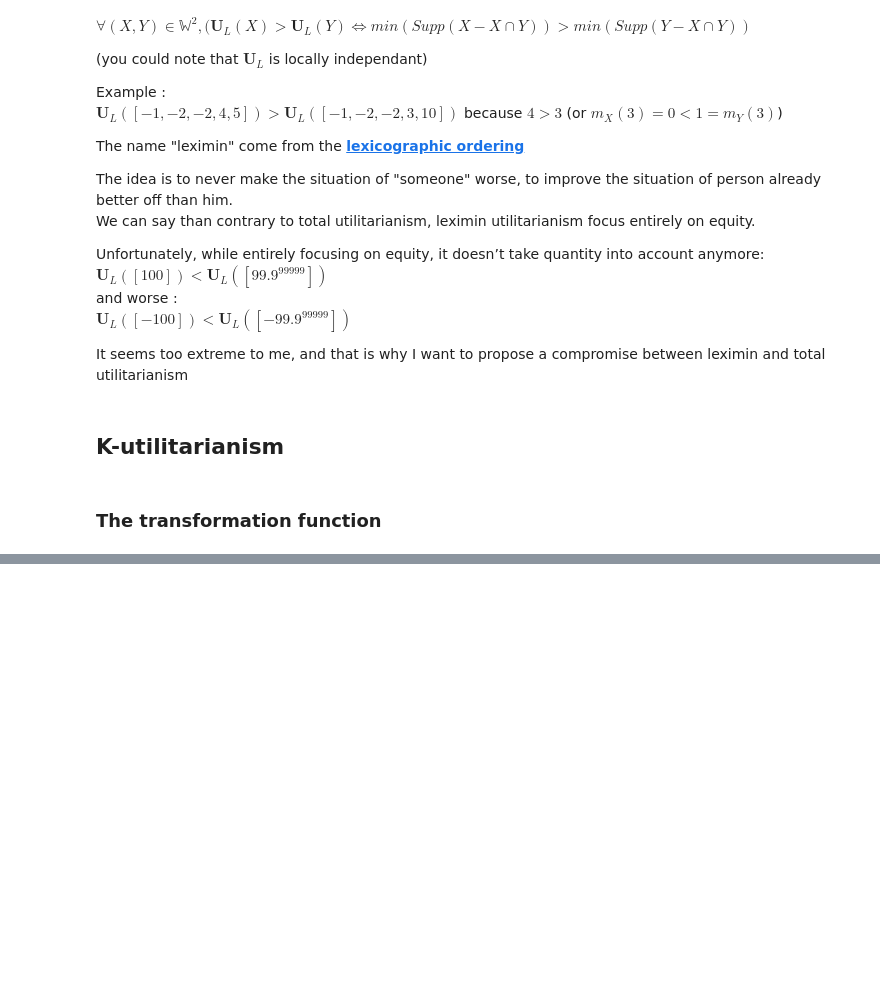
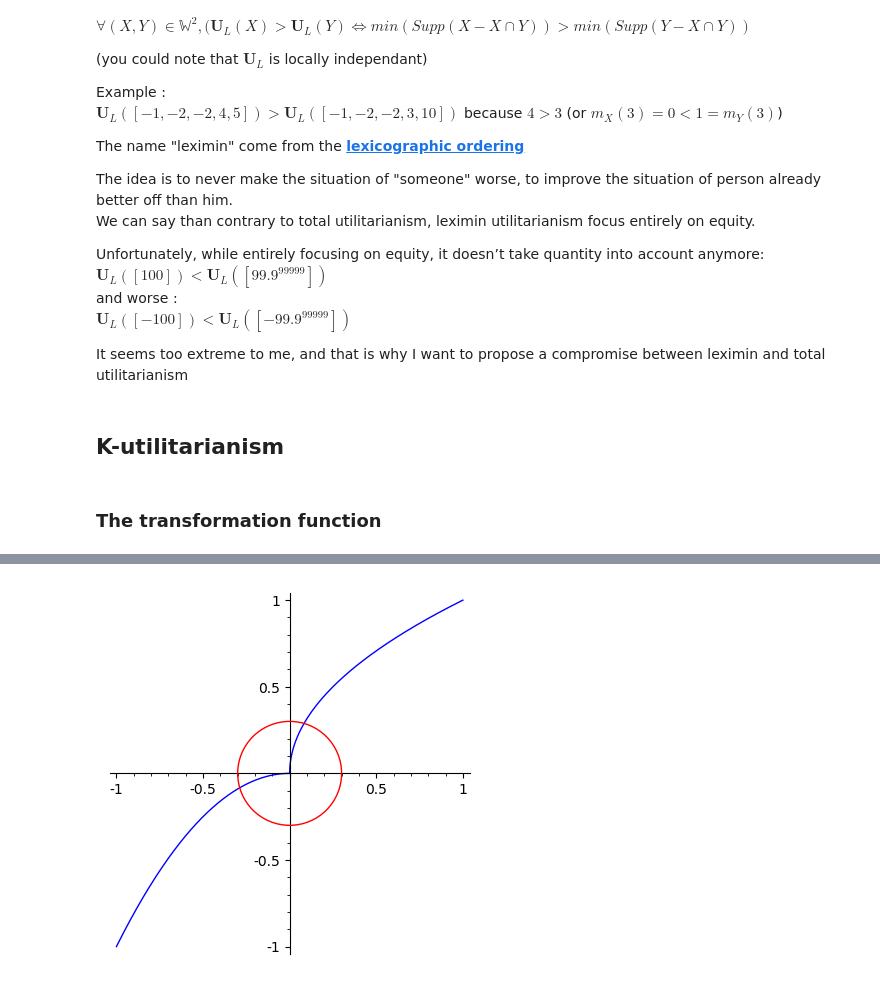
Before and after one commit to dionisos2/notebooks, a Jupyter notebook: k-utilitarianism.ipynb, the cells around one changed output, grey strips where cells are left out. Saved outputs shown, nothing was run; the diff lists cells and outputs as text; code cells hidden in the pictures; blank space fills up the shorter version.

```diff
--- a/k-utilitarianism.ipynb
+++ b/k-utilitarianism.ipynb
@@ -133,0 +208,11 @@ Here the idea is that $K$ is parameter which will specify how much we "weight" e
+# %%
+L(K) = -(-x)**K
+R(K) = x^(1/K)
+def U(K):
+    return lambda X: L(K)(x=X) if X<=0 else R(K)(x=X)
+
+graph = plot(U(2)) + circle((0,0),0.3, color="red")
+
+graph.show()
+# %% [output]
+[figure, added]
```
Also changed, not shown: parts of 14 cells of this notebook.
